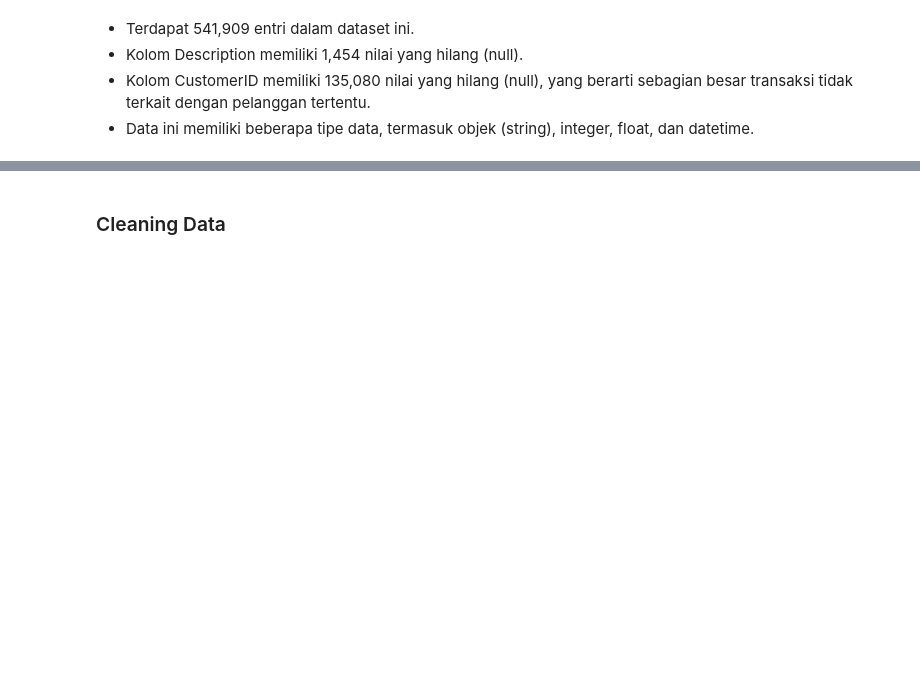
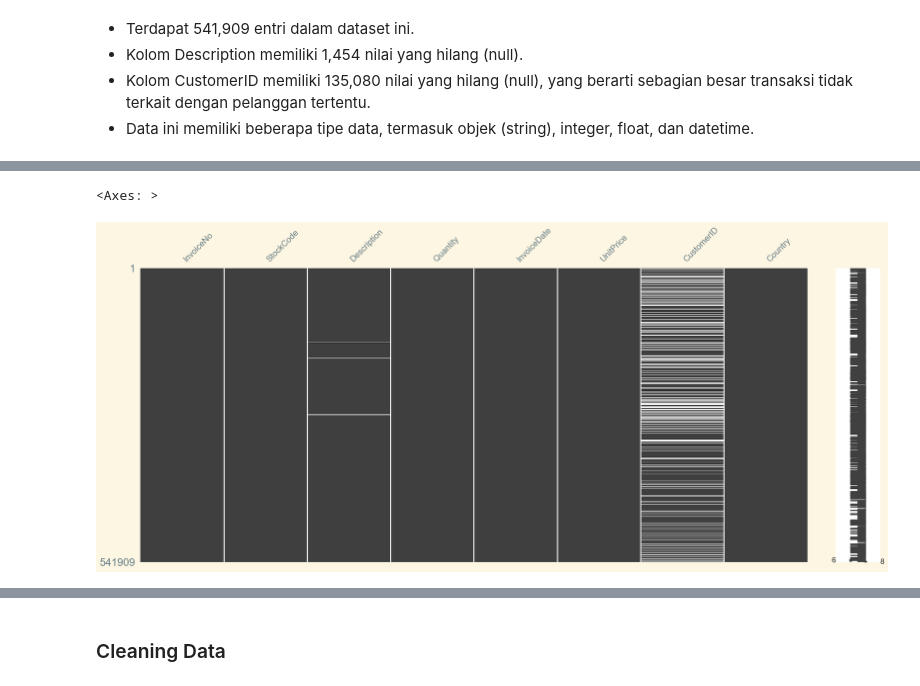
Before and after one commit to Mudhya19/Prediction-Consumers-in-Fashion-Retail, a Jupyter notebook: prediction_consumers_fashion_retail.ipynb, the cells around one changed output, grey strips where cells are left out. Cells and saved outputs as stored; diff of their text form; code cells hidden in the pictures; blank space fills up the shorter version.

```diff
--- a/prediction_consumers_fashion_retail.ipynb
+++ b/prediction_consumers_fashion_retail.ipynb
@@ -116,0 +118,5 @@ dtype: int64
+# %%
+ms.matrix(df)
+# %% [output]
+<Axes: >
+[figure, added]
```
Also changed, not shown: parts of 23 cells of this notebook.
